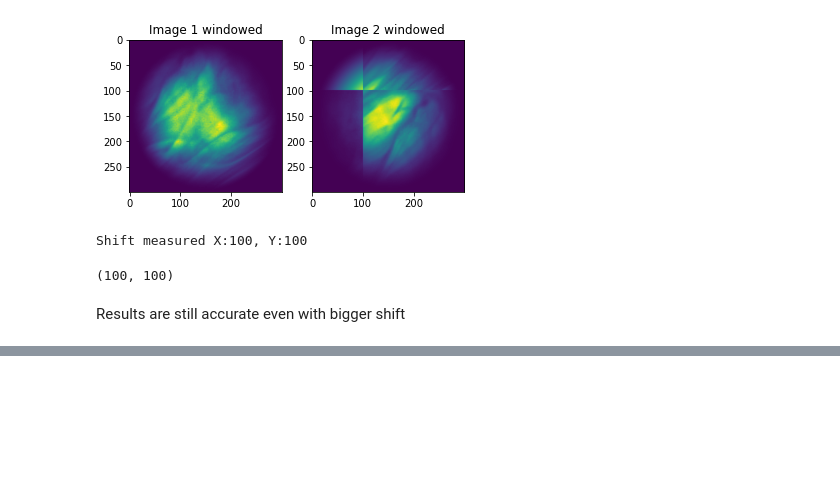
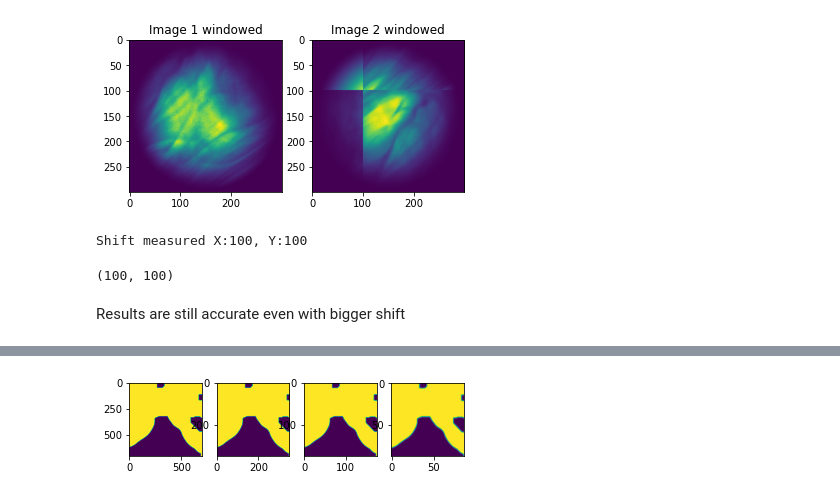
Before and after one commit to pakhuiying/optical_flow_fluid, a Jupyter notebook: FFT.ipynb, the cells around one changed output, grey strips where cells are left out. Cells and saved outputs as stored; diff of their text form; code cells hidden in the pictures; blank space fills up the shorter version.

```diff
--- a/FFT.ipynb
+++ b/FFT.ipynb
@@ -134,0 +167,8 @@ Results are still accurate even with bigger shift
+# %%
+fig,ax = plt.subplots(1,4)
+for i in range(4):
+    ax[i].imshow(pyr_dict[i])
+
+plt.show()
+# %% [output]
+[figure, added]
```
Also changed, not shown: parts of 7 cells of this notebook, 10 other files.
